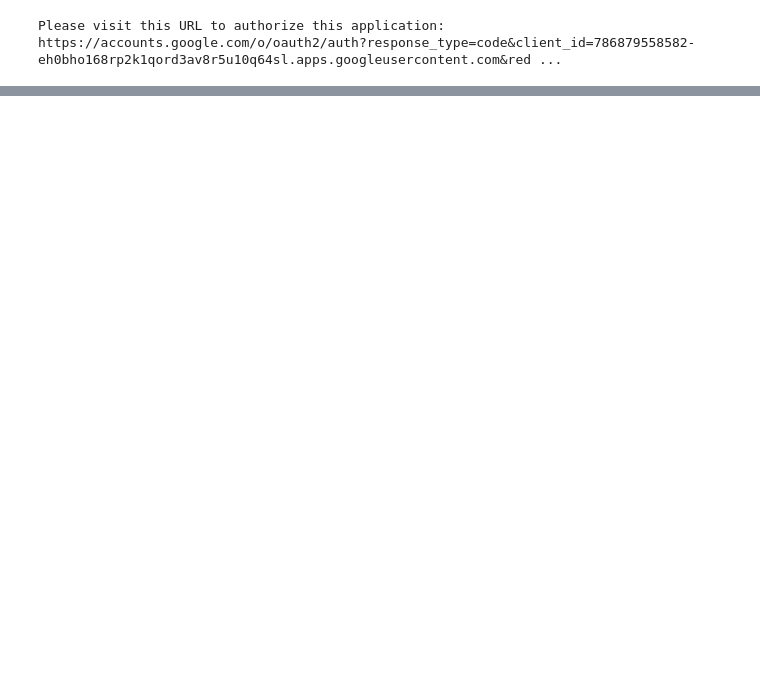
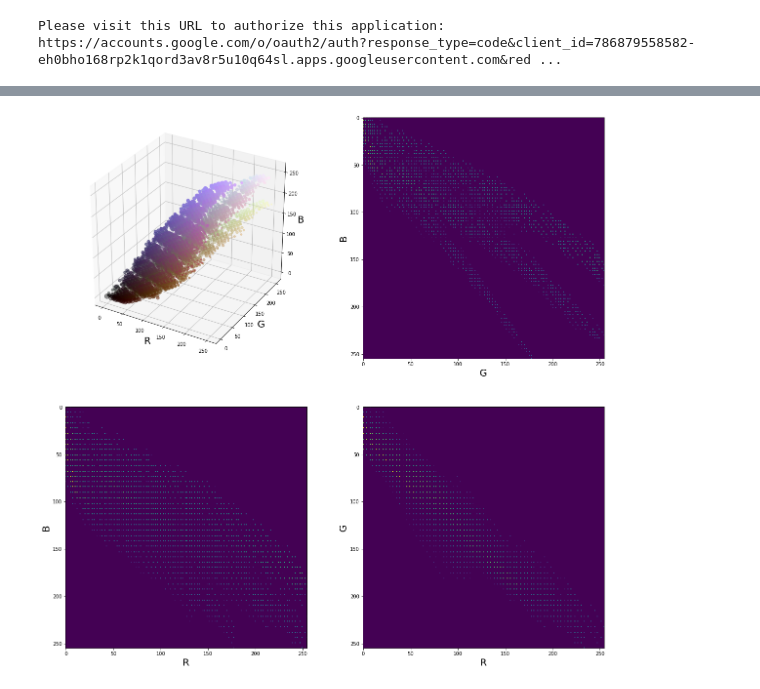
Before and after one commit to viviehn/cinematic-color, a Jupyter notebook: temporal/temporal.ipynb, the cells around one changed output, grey strips where cells are left out. Drawn from its saved outputs; the diff is of its cells as text; code cells hidden in the pictures; blank space fills up the shorter version.

```diff
--- a/temporal/temporal.ipynb
+++ b/temporal/temporal.ipynb
@@ -55,0 +147,53 @@ download_file(drive_api, uploaded[0]['id'], uploaded[0]['name'])
+# %%
+# Make RGB Histogram
+flat = image.reshape(-1, image.shape[-1])
+H, _ = np.histogramdd(flat, bins=(255, 255, 255))
+# %%
+nz = H.nonzero()
+xs, ys, zs = nz
+c = np.array(nz).T / 255
+s = H[nz]
+s = np.log(s) * 10
+# %%
+gb = np.sum(H, axis = 0)
+rb = np.sum(H, axis = 1)
+rg = np.sum(H, axis = 2)
+# %%
+# Plot RGB Histogram
+fig = plt.figure(figsize=(20, 20))
+ax = fig.add_subplot(221, projection='3d')
+ax.scatter(
+    xs = xs,
+    ys = ys,
+    zs = zs,
+    s = s,
+    c = c
+)
+ax.set_xlabel('R', fontsize=20)
+ax.set_ylabel('G', fontsize=20)
+ax.set_zlabel('B', fontsize=20)
+
+ax = fig.add_subplot(222)
+ax.imshow(np.log(gb+1))
+ax.set_xlabel('G', fontsize=20)
+ax.set_ylabel('B', fontsize=20)
+ax.invert_yaxiz()
+
+ax = fig.add_subplot(223)
+ax.imshow(np.log(rb+1))
+ax.set_xlabel('R', fontsize=20)
+ax.set_ylabel('B', fontsize=20)
+
+ax = fig.add_subplot(224)
+ax.imshow(np.log(rg+1))
+ax.set_xlabel('R', fontsize=20)
+ax.set_ylabel('G', fontsize=20)
+#ax.scatter()
+
+plt.show()
+
+fig.savefig('plot.png')
+
+#os.remove('plot.png')
+# %% [output]
+[figure, added]
```
Also changed, not shown: parts of 11 cells of this notebook.
